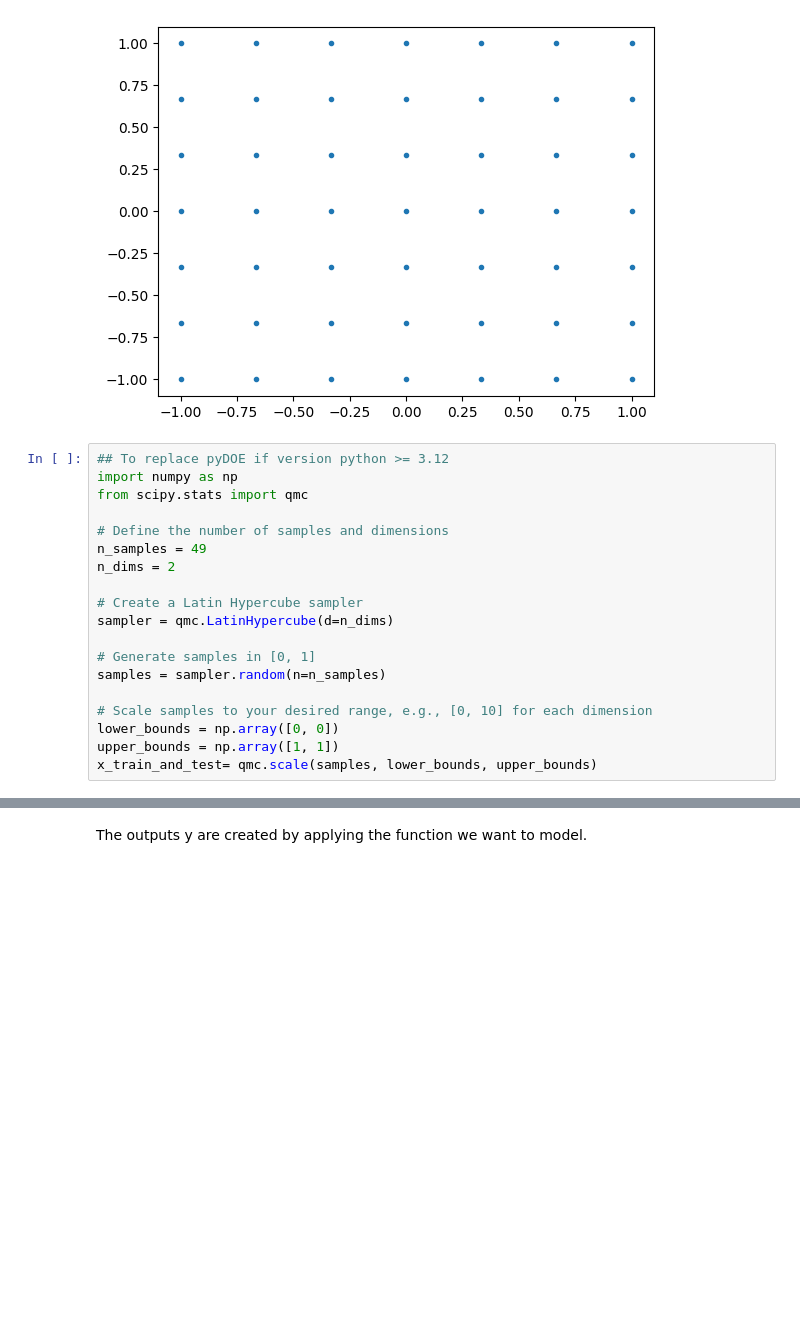
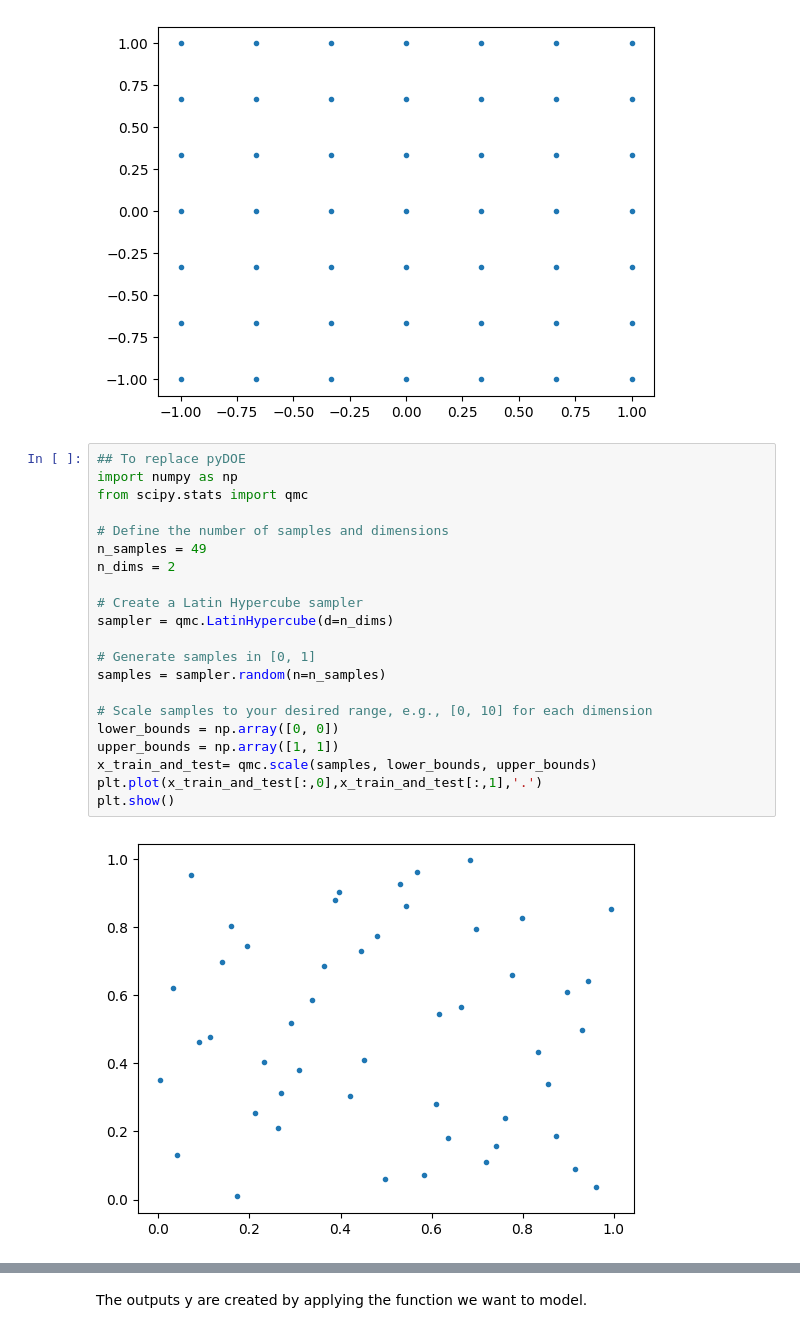
Before and after one commit to dbetteb/early-ML, a Jupyter notebook: 06_GAUSSIAN_PROCESS_BAYESIAN_OPTIM/Tutorial1_GP.ipynb, the cells around one changed output, grey strips where cells are left out. Saved outputs shown, nothing was run; the diff lists cells and outputs as text; blank space fills up the shorter version.

```diff
--- a/06_GAUSSIAN_PROCESS_BAYESIAN_OPTIM/Tutorial1_GP.ipynb
+++ b/06_GAUSSIAN_PROCESS_BAYESIAN_OPTIM/Tutorial1_GP.ipynb
@@ -470,22 +456,26 @@ plt.show()
  [ 1.          1.        ]]
 [figure]
 # %%
-## To replace pyDOE if version python >= 3.12
+## To replace pyDOE
 import numpy as np
 from scipy.stats import qmc
 
 # Define the number of samples and dimensions
 n_samples = 49
 n_dims = 2
 
 # Create a Latin Hypercube sampler
 sampler = qmc.LatinHypercube(d=n_dims)
 
 # Generate samples in [0, 1]
 samples = sampler.random(n=n_samples)
 
 # Scale samples to your desired range, e.g., [0, 10] for each dimension
 lower_bounds = np.array([0, 0])
 upper_bounds = np.array([1, 1])
 x_train_and_test= qmc.scale(samples, lower_bounds, upper_bounds)
+plt.plot(x_train_and_test[:,0],x_train_and_test[:,1],'.')
+plt.show()
+# %% [output]
+[figure, added]
 # %%
```
Also changed, not shown: parts of 12 cells of this notebook, 1 other file.
